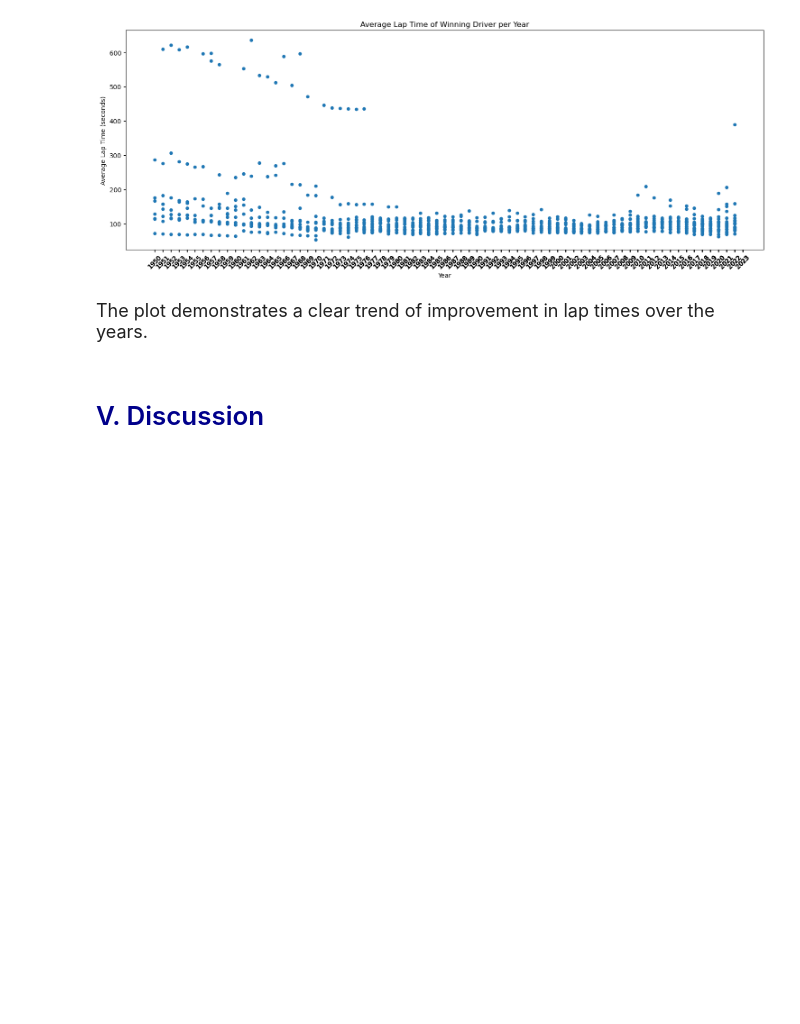
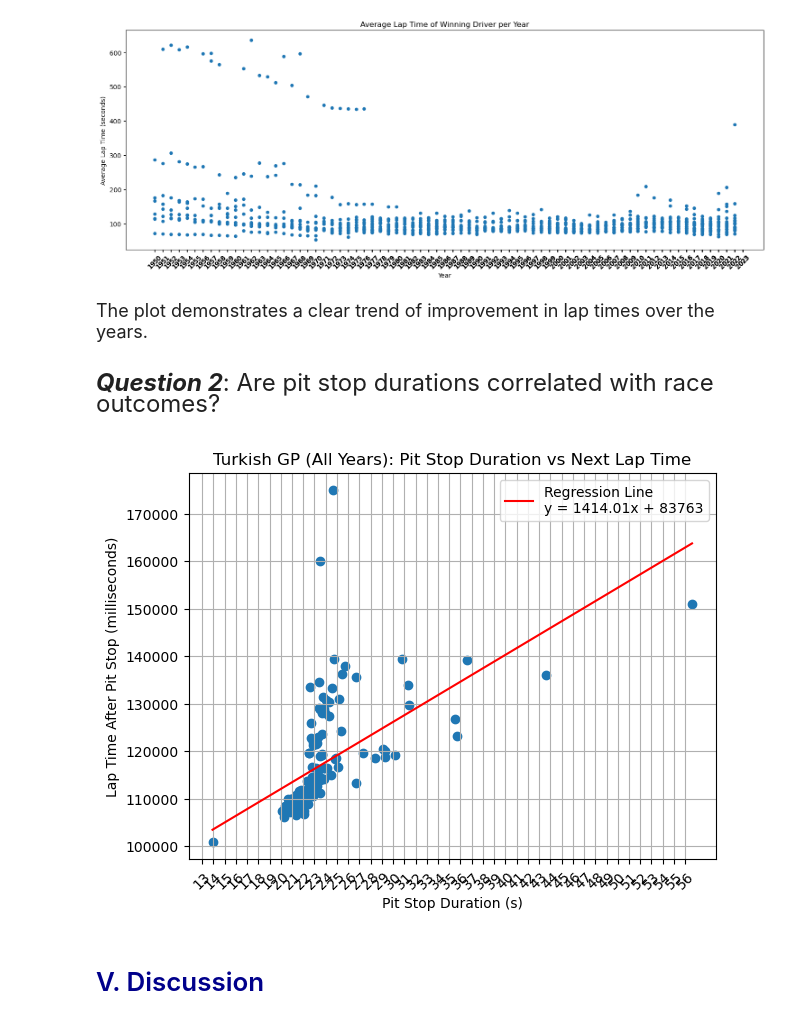
Before and after one commit to mdang218363/qtm151final, a Jupyter notebook: final_project.ipynb, the cells around one changed output. Saved outputs shown, nothing was run; the diff lists cells and outputs as text; code cells hidden in the pictures; blank space fills up the shorter version.

```diff
--- a/final_project.ipynb
+++ b/final_project.ipynb
@@ -163,6 +209,34 @@ plt.show()
 <font size = "4">
 
 The plot demonstrates a clear trend of improvement in lap times over the years.
+# %% [markdown]
+<font size = "5">
+
+***Question 2***: Are pit stop durations correlated with race outcomes?
+# %%
+# Scatter plot of pit stop duration vs next lap time
+plt.scatter(pit_lap_merge['duration'], pit_lap_merge['lap_time_milliseconds'])
+
+# Fit and plot a linear regression line
+m, b = np.polyfit(pit_lap_merge['duration'], pit_lap_merge['lap_time_milliseconds'], 1)
+x = np.linspace(pit_lap_merge['duration'].min(), pit_lap_merge['duration'].max(), 100)
+y = m * x + b
+plt.plot(x, y, color='red', label=f'Regression Line\ny = {m:.2f}x + {b:.0f}')
+
+# Label and style the plot
+plt.xlabel('Pit Stop Duration (s)')
+plt.ylabel('Lap Time After Pit Stop (milliseconds)')
+plt.title('Turkish GP (All Years): Pit Stop Duration vs Next Lap Time')
+plt.tight_layout()
+plt.grid(True)
+plt.xticks(
+    ticks=np.arange(int(pit_lap_merge['duration'].min()), int(pit_lap_merge['duration'].max()) + 1, 1),
+    rotation=45
+)
+plt.legend()
+plt.show()
+# %% [output]
+[figure, added]
 # %% [markdown]
 # <span style="color:darkblue"> V. Discussion </span>
 # %% [markdown]
```
Also changed, not shown: parts of 6 cells of this notebook.
